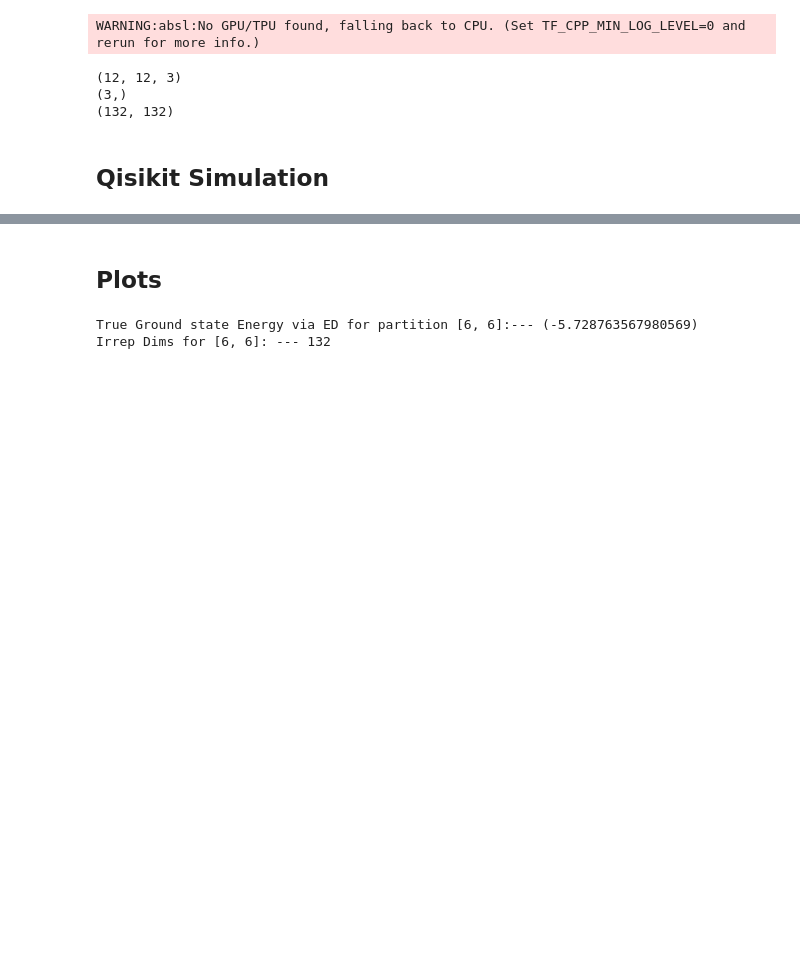
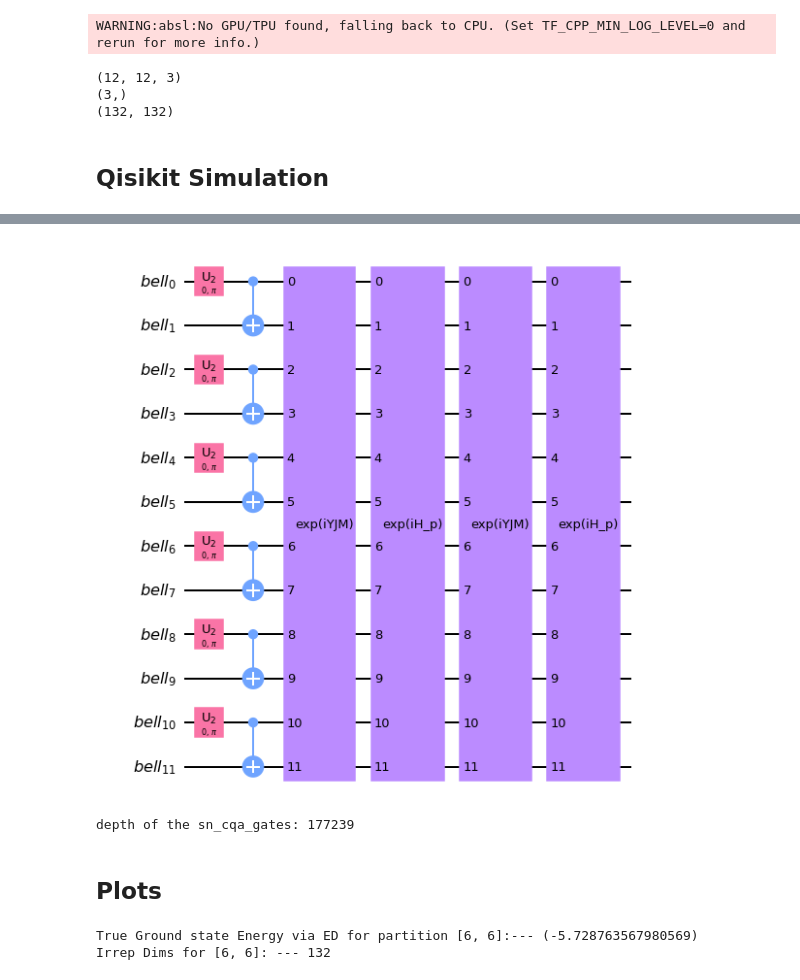
Before and after one commit to hanzheng98/Sn-CQA, a Jupyter notebook: CQA_Modules.ipynb, the cells around one changed output, grey strips where cells are left out. Drawn from its saved outputs; the diff is of its cells as text; code cells hidden in the pictures; blank space fills up the shorter version.

```diff
--- a/CQA_Modules.ipynb
+++ b/CQA_Modules.ipynb
@@ -369,3 +367,33 @@ ModuleNotFoundError: No module named 'qiskit_codes'
+# %%
+edge_colors = [[[0, 1, 1], [0, 4, 1], [1, 2,1],
+               [2, 3, 1], [2,5,1], [4,6,1], [6,8,1], [6,7,1],
+              [5,9,1], [8,9,1],[9,10,1], [9,11,1]],
+               # J2 terms now for the frustration
+               [[1,4,2], [3,5,2], [5,8,2], [7,8,2], [10,11,2], [0,2,2],
+               [1,3,2], [2,9,2], [1,5,2], [5,10,2], [5,11,2], [8,10,2],
+               [8,11,2], [4,7,2], [0,6,2], [6,9,2], [4,8,2]]]
+    # print(edge_colors[0])
+    # print(edge_colors[1])
+    # lattice = nx.graph()
+    # for edgeJ1 in edge_colors[0]:
+    #     lattice.add_edge(edgeJ1[0], edgeJ1[1])
+num_sites = 12
+Heisenberg = getJ1J2_Ham([1.0, 0.5], edge_colors[0], edge_colors[1], num_sites)
+# print(Heisenberg)
+
+p = 2 # num of alternating layers
+YJMparams = np.random.randn(p, num_sites, num_sites)
+Heisparams = np.random.randn(p)
+irrep = [6, 6]
+Sn_cqa = CQA(num_sites, p, Heisenberg, irrep, YJMparams, Heisparams, debug=False)
+Sn_cqa.decompose().draw('mpl')
+# %% [output]
+[figure, added]
+# %%
+Sn_cqa_gates = transpile(Sn_cqa, basis_gates=['id', 'rz', 'sx', 'x', 'cx', 'cy', 'cry', 'h', 'ry'])
+print('depth of the sn_cqa_gates: {}'.format(Sn_cqa_gates.depth()))
+# %% [output]
+depth of the sn_cqa_gates: 177239
 # %% [markdown]
 ## Plots
 # %%
```
Also changed, not shown: parts of 1 cell of this notebook, 2 other files.
